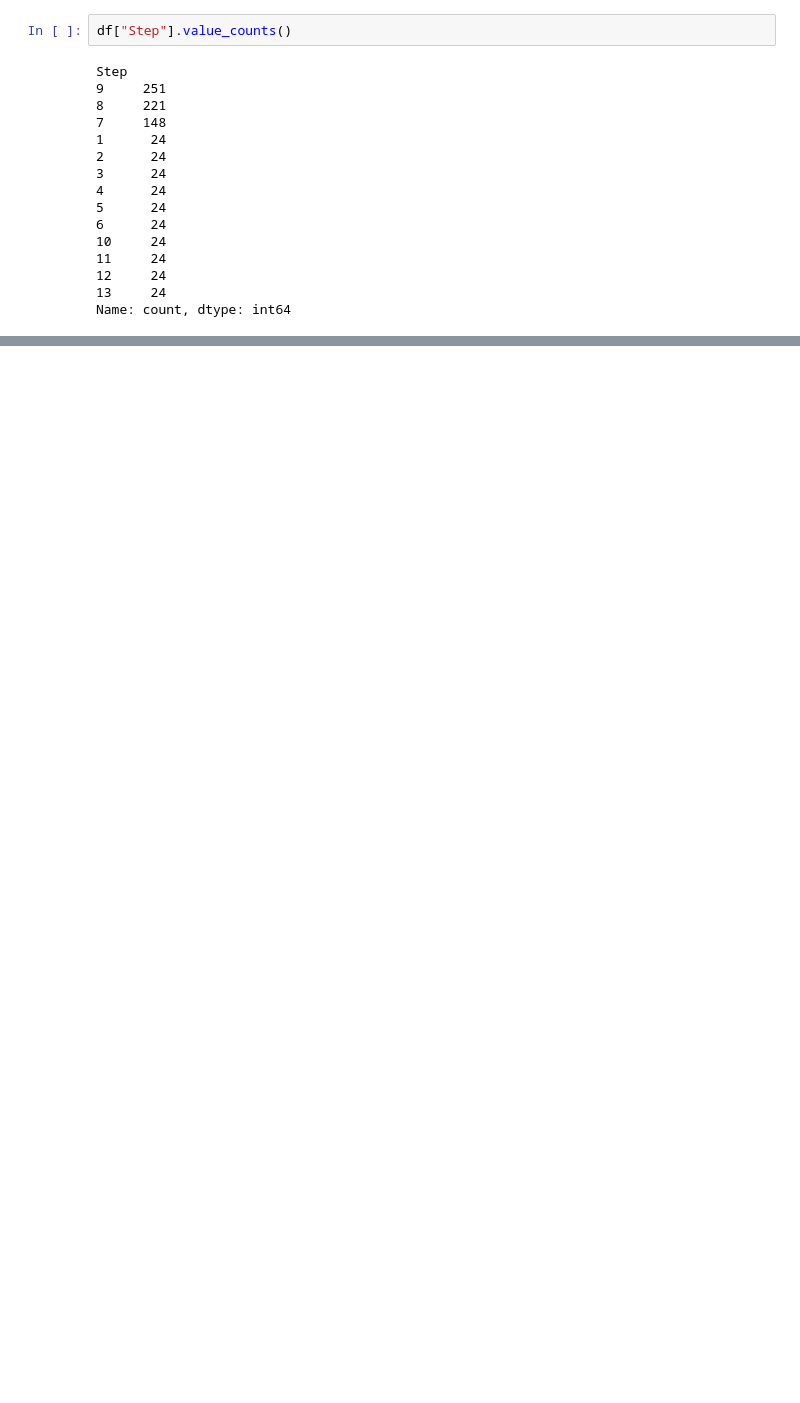
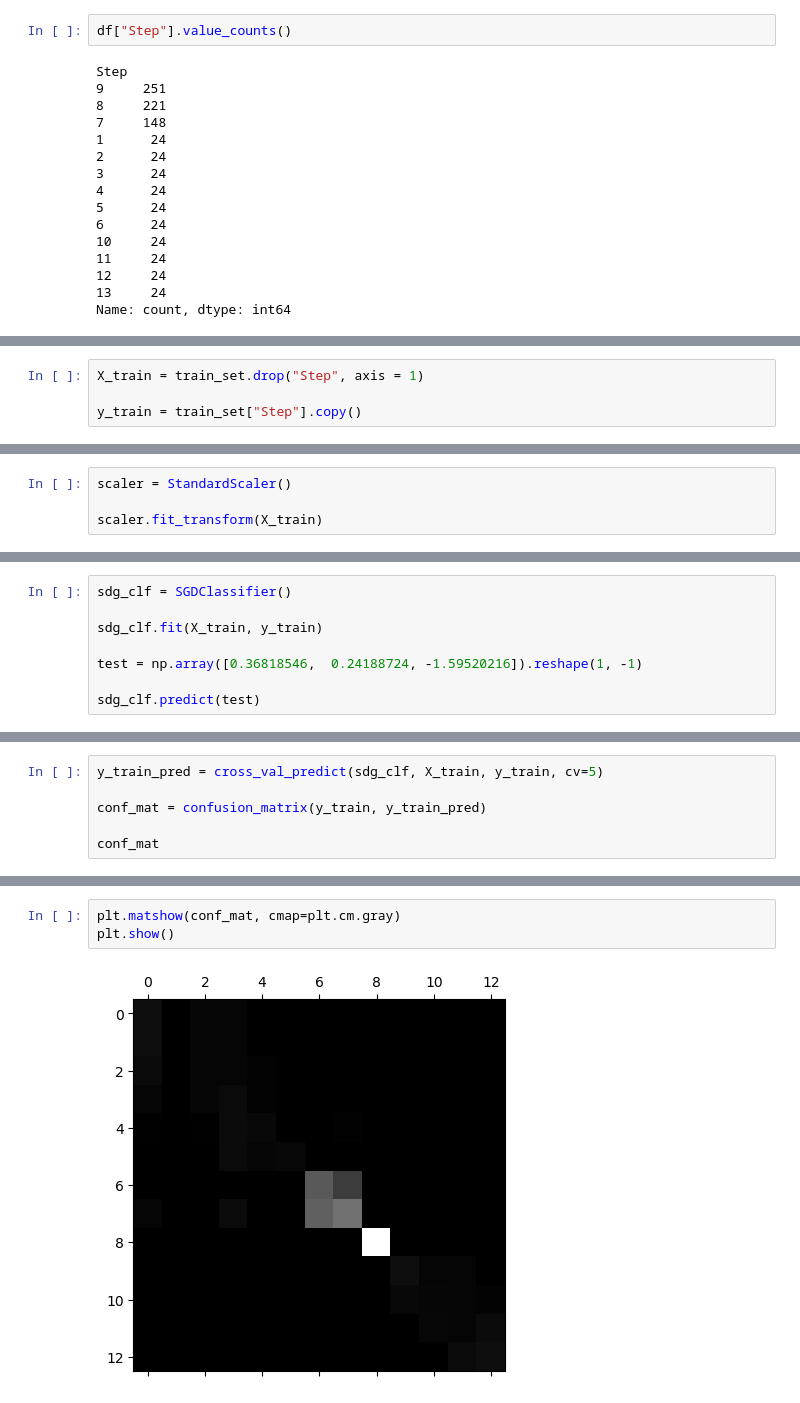
Before and after one commit to CaptainAhad/Project-1, a Jupyter notebook: Project 1.ipynb, the cells around one changed output, grey strips where cells are left out. Saved outputs shown, nothing was run; the diff lists cells and outputs as text; blank space fills up the shorter version.

```diff
--- a/Project 1.ipynb
+++ b/Project 1.ipynb
@@ -86,0 +139,4 @@ Name: count, dtype: int64
+# %%
+X_train = train_set.drop("Step", axis = 1)
+
+y_train = train_set["Step"].copy()
@@ -86,0 +145,4 @@ Name: count, dtype: int64
+# %%
+scaler = StandardScaler()
+
+scaler.fit_transform(X_train)
@@ -86,0 +159,8 @@ Name: count, dtype: int64
+# %%
+sdg_clf = SGDClassifier()
+
+sdg_clf.fit(X_train, y_train)
+
+test = np.array([0.36818546,  0.24188724, -1.59520216]).reshape(1, -1)
+
+sdg_clf.predict(test)
@@ -86,0 +174,6 @@ Name: count, dtype: int64
+# %%
+y_train_pred = cross_val_predict(sdg_clf, X_train, y_train, cv=5)
+
+conf_mat = confusion_matrix(y_train, y_train_pred)
+
+conf_mat
@@ -86,0 +195,5 @@ Name: count, dtype: int64
+# %%
+plt.matshow(conf_mat, cmap=plt.cm.gray)
+plt.show()
+# %% [output]
+[figure, added]
```
Also changed, not shown: parts of 24 cells of this notebook, 1 other file.
